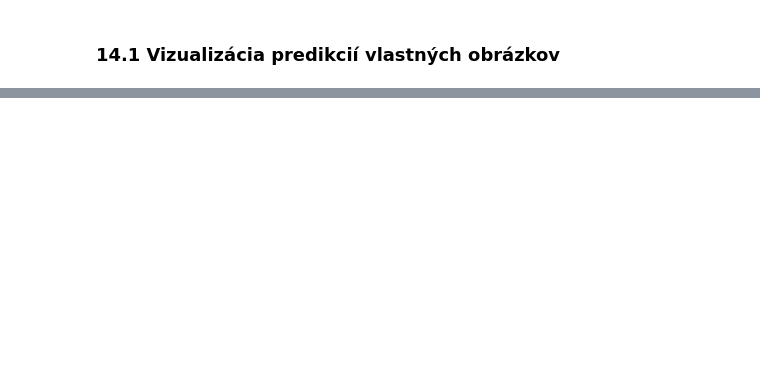
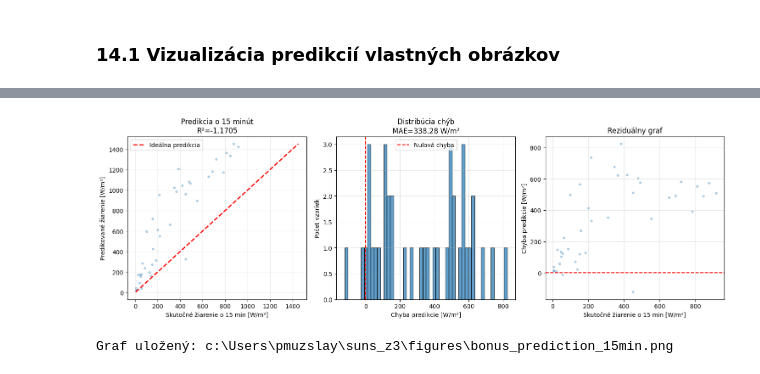
Before and after one commit to peter115342/suns_z3, a Jupyter notebook: notebooks/02_cnn_training.ipynb, the cells around one changed output, grey strips where cells are left out. Cells and saved outputs as stored; diff of their text form; code cells hidden in the pictures; blank space fills up the shorter version.

```diff
--- a/notebooks/02_cnn_training.ipynb
+++ b/notebooks/02_cnn_training.ipynb
@@ -468,0 +776,18 @@ else:
+# %%
+if len(pred_df) > 0:
+    print("Evaluácia modelu pre predikciu o 15 minút")
+    print("="*60)
+
+    pred_metrics = evaluate_model(pred_model, pred_test_loader, pred_criterion, device)
+
+    print(f"\nVýsledky predikcie o 15 minút:")
+    print(f"  MSE:  {pred_metrics['mse']:.4f}")
+    print(f"  MAE:  {pred_metrics['mae']:.4f}")
+    print(f"  RMSE: {pred_metrics['rmse']:.4f}")
+    print(f"  R²:   {pred_metrics['r2']:.4f}")
+
+    print(f"\nPorovnanie:")
+    print(f"  Odhad (aktuálne žiarenie):    R²={best_result['test_metrics']['r2']:.4f}, RMSE={best_result['test_metrics']['rmse']:.4f}")
+    print(f"  Predikcia (o 15 min):         R²={pred_metrics['r2']:.4f}, RMSE={pred_metrics['rmse']:.4f}")
+else:
+    print("Preskakujem evaluáciu - model nebol natrénovaný")
@@ -468,0 +812,49 @@ else:
+# %%
+if len(pred_df) > 0:
+    fig, axes = plt.subplots(1, 3, figsize=(15, 5))
+
+    all_preds = pred_metrics['predictions']
+    all_targets = pred_metrics['targets']
+
+    # 1. Predikcie vs skutočné hodnoty
+    ax1 = axes[0]
+    ax1.scatter(all_targets, all_preds, alpha=0.3, s=10)
+    min_val = min(all_targets.min(), all_preds.min())
+    max_val = max(all_targets.max(), all_preds.max())
+    ax1.plot([min_val, max_val], [min_val, max_val], 'r--', lw=2, label='Ideálna predikcia')
+    ax1.set_xlabel('Skutočné žiarenie o 15 min [W/m²]')
+    ax1.set_ylabel('Predikované žiarenie [W/m²]')
+    ax1.set_title(f'Predikcia o 15 minút\nR²={pred_metrics["r2"]:.4f}')
+    ax1.legend()
+    ax1.grid(True, alpha=0.3)
+
+    # 2. Distribúcia chýb
+    ax2 = axes[1]
+    errors = all_preds - all_targets
+    ax2.hist(errors, bins=50, edgecolor='black', alpha=0.7)
+    ax2.axvline(0, color='r', linestyle='--', label='Nulová chyba')
+    ax2.set_xlabel('Chyba predikcie [W/m²]')
+    ax2.set_ylabel('Počet vzoriek')
+    ax2.set_title(f'Distribúcia chýb\nMAE={pred_metrics["mae"]:.2f} W/m²')
+    ax2.legend()
+    ax2.grid(True, alpha=0.3)
+
+    # 3. Residuals vs skutočné
+    ax3 = axes[2]
+    ax3.scatter(all_targets, errors, alpha=0.3, s=10)
+    ax3.axhline(0, color='r', linestyle='--')
+    ax3.set_xlabel('Skutočné žiarenie o 15 min [W/m²]')
+    ax3.set_ylabel('Chyba predikcie [W/m²]')
+    ax3.set_title('Reziduálny graf')
+    ax3.grid(True, alpha=0.3)
+
+    plt.tight_layout()
+    plt.savefig(fig_dir / 'bonus_prediction_15min.png', dpi=150, bbox_inches='tight')
+    plt.show()
+
+    print(f"\nGraf uložený: {fig_dir / 'bonus_prediction_15min.png'}")
+else:
+    print("Preskakujem vizualizáciu - model nebol natrénovaný")
+# %% [output]
+[figure, added]
+Graf uložený: c:\Users\pmuzslay\suns_z3\figures\bonus_prediction_15min.png
```
Also changed, not shown: parts of 21 cells of this notebook, 54 other files.
